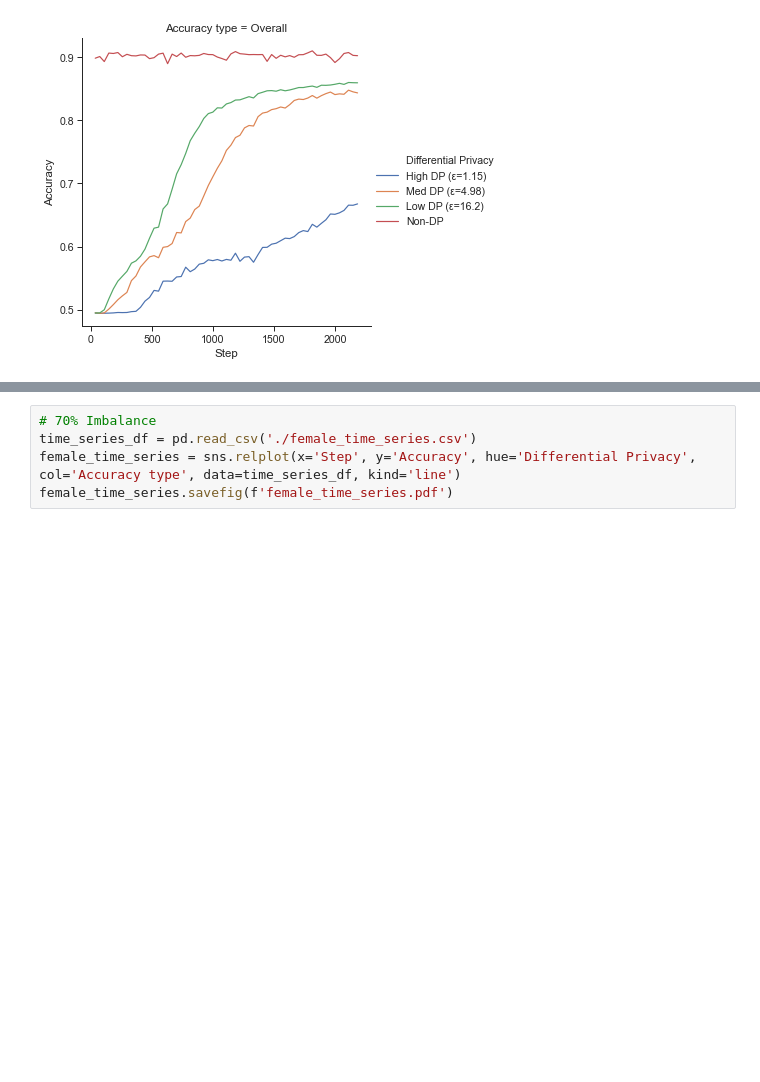
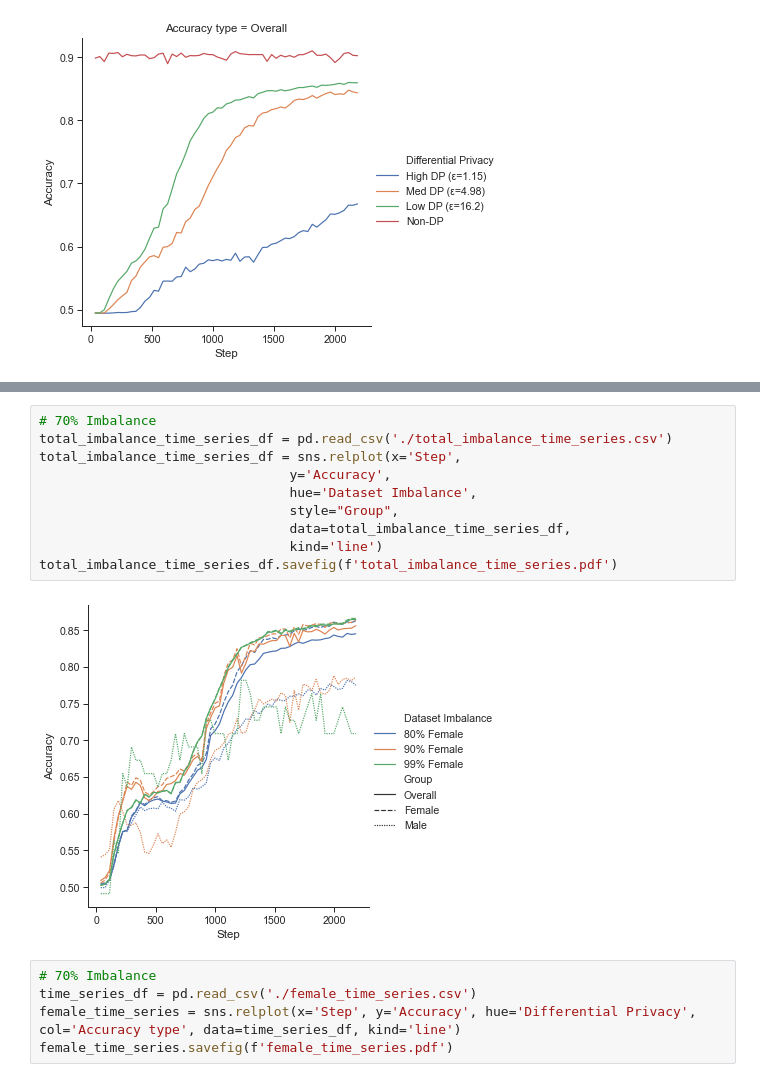
Before and after one commit to FarrandTom/deep-learning-fairness, a Jupyter notebook: figures/figures.ipynb, the cells around one changed output, grey strips where cells are left out. Drawn from its saved outputs; the diff is of its cells as text; blank space fills up the shorter version.

```diff
--- a/figures/figures.ipynb
+++ b/figures/figures.ipynb
@@ -304,3 +316,15 @@ overall_time_series.savefig(f'overall_time_series.pdf')
+# %%
+# 70% Imbalance
+total_imbalance_time_series_df = pd.read_csv('./total_imbalance_time_series.csv')
+total_imbalance_time_series_df = sns.relplot(x='Step',
+                                y='Accuracy',
+                                hue='Dataset Imbalance',
+                                style="Group",
+                                data=total_imbalance_time_series_df,
+                                kind='line')
+total_imbalance_time_series_df.savefig(f'total_imbalance_time_series.pdf')
+# %% [output]
+[figure, added]
 # %%
 # 70% Imbalance
 time_series_df = pd.read_csv('./female_time_series.csv')
```
Also changed, not shown: parts of 12 cells of this notebook, 13 other files.
